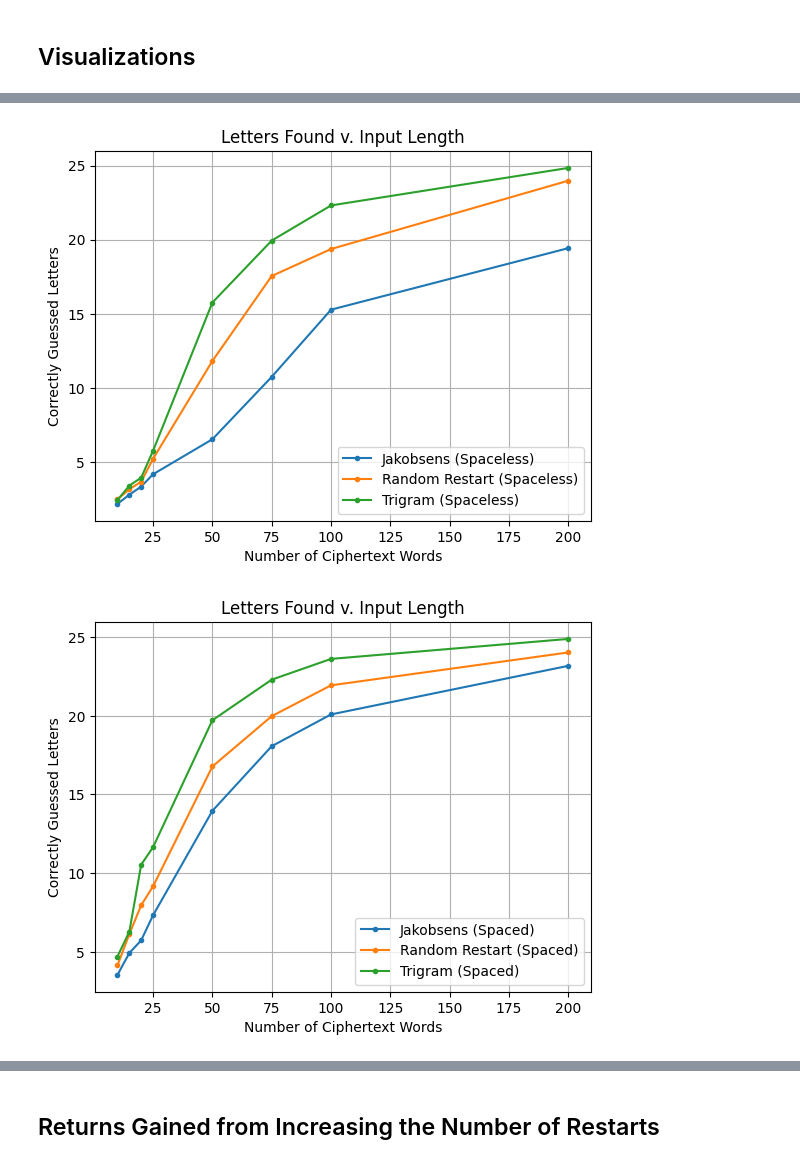
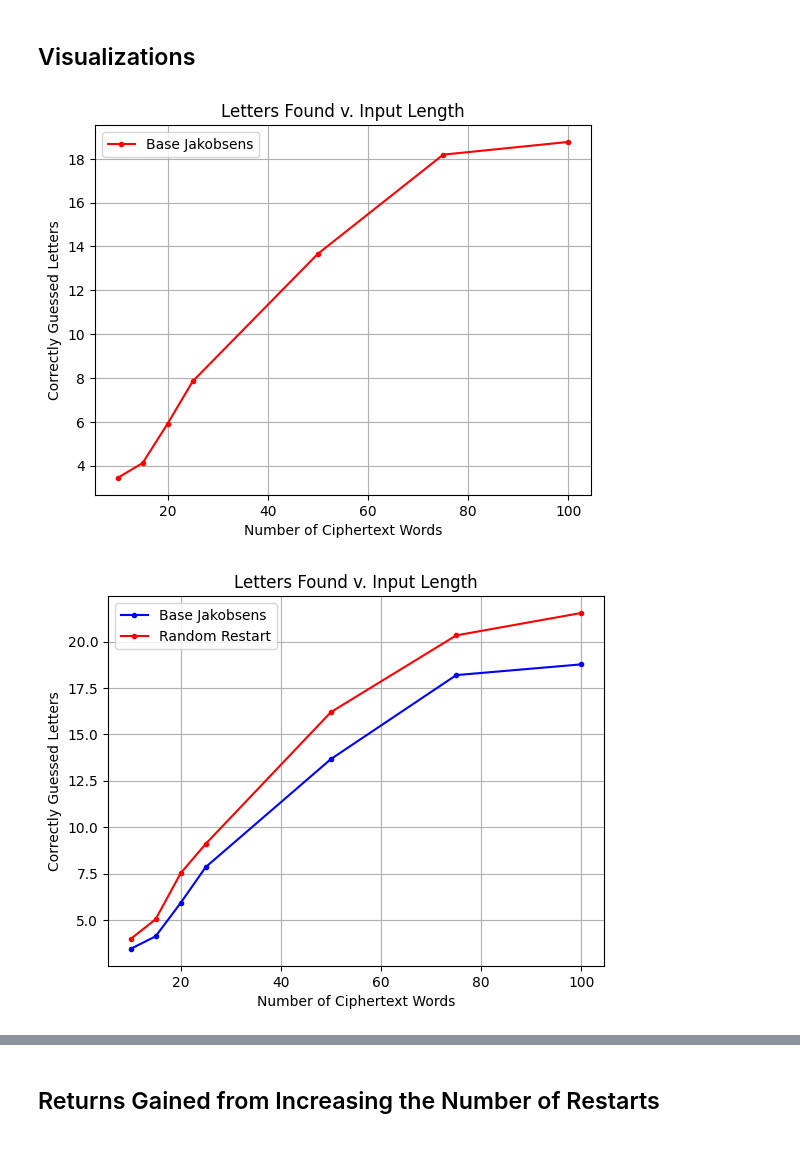
Before and after one commit to jkszan/formalized-cryptograph-solver, a Jupyter notebook: visualizations.ipynb, the cells around one changed output, grey strips where cells are left out. Drawn from its saved outputs; the diff is of its cells as text; code cells hidden in the pictures.

```diff
--- a/visualizations.ipynb
+++ b/visualizations.ipynb
@@ -105,4 +109,4 @@ resultsSpacedJakobsensRandomRestart = getResultsRandomRestart(testJakobsensRando
 # %%
-from src.trigramJakobsens import testJakobsensTrigramRestart
-resultsSpacedTrigram = getResultsRandomRestart(testJakobsensTrigramRestart, plaintextSamples, 5, False, max_workers=60)
+from trigramJakobsens import testJakobsensTrigramRestart
+resultsSpacedTrigram = getResultsRandomRestart(testJakobsensTrigramRestart, plaintextSamples, 5, False, max_workers=12)
 # %%
@@ -127,11 +131,12 @@ def formatResults(resultsDictionary):
     return formattedResultsDictionary
 # %%
 formattedResultsSpacedJakobsens = formatResults(resultsSpacedJakobsens)
-formattedResultsUnspacedJakobsens = formatResults(resultsUnspacedJakobsens)
+#formattedResultsUnspacedJakobsens = formatResults(resultsUnspacedJakobsens)
+formattedResultsSpacedBaseTrigram = formatResults(resultsSpacedBaseTrigram)
 formattedResultsSpacedJakobsensRandomRestart = formatResults(resultsSpacedJakobsensRandomRestart)
-formattedResultsUnspacedJakobsensRandomRestart = formatResults(resultsUnspacedJakobsensRandomRestart)
+#formattedResultsUnspacedJakobsensRandomRestart = formatResults(resultsUnspacedJakobsensRandomRestart)
 formattedResultsSpacedTrigram = formatResults(resultsSpacedTrigram)
-formattedResultsUnspacedTrigram = formatResults(resultsUnspacedTrigram)
+#formattedResultsUnspacedTrigram = formatResults(resultsUnspacedTrigram)
 # %% [markdown]
 ## Visualizations
 # %%
@@ -152,0 +172,23 @@ for resultsDict in resultsDictionaries:
+# %%
+import matplotlib.pyplot as plt
+
+def graphLettersSolved(wordLengths, lettersFound, lettersFoundLabels, cutoff=11): #letters, letters_spaced):
+
+    for i in range(len(lettersFound)):
+        if i == len(lettersFound)-1:
+            plt.plot(wordLengths[:cutoff], lettersFound[i][:cutoff], marker = ".", linestyle = "-", label = lettersFoundLabels[i], color="red")
+        else:
+            plt.plot(wordLengths[:cutoff], lettersFound[i][:cutoff], marker = ".", linestyle = "-", label = lettersFoundLabels[i], color="blue")
+
+    plt.xlabel('Number of Ciphertext Words')
+    plt.ylabel('Correctly Guessed Letters')
+    plt.title('Letters Found v. Input Length')
+    plt.grid(True)
+    plt.legend()
+    plt.show()
+
+for i in range(1, len(spacedLettersSolved)+1):
+    graphLettersSolved(wordLengths, spacedLettersSolved[:i], spacedLabels[:i], 7)
+# %% [output]
+[figure, added]
+[figure, added]
@@ -194,11 +238,8 @@ def graphLettersSolved(wordLengths, lettersFound, lettersFoundLabels, cutoff=11)
     plt.show()
 
 #graphLettersSolved(wordLengths, resultsLettersSolved, resultsLabels)
-graphLettersSolved(wordLengths, spacelessLettersSolved, spacelessLabels, 11)
-graphLettersSolved(wordLengths, spacedLettersSolved, spacedLabels, 11)
+#graphLettersSolved(wordLengths, spacelessLettersSolved, spacelessLabels, 11)
+#graphLettersSolved(wordLengths, spacedLettersSolved, spacedLabels, 11)
-# %% [output]
-[figure, removed]
-[figure, removed]
 # %%
 import matplotlib.pyplot as plt
 
```
Also changed, not shown: parts of 24 cells of this notebook, 7 other files.
